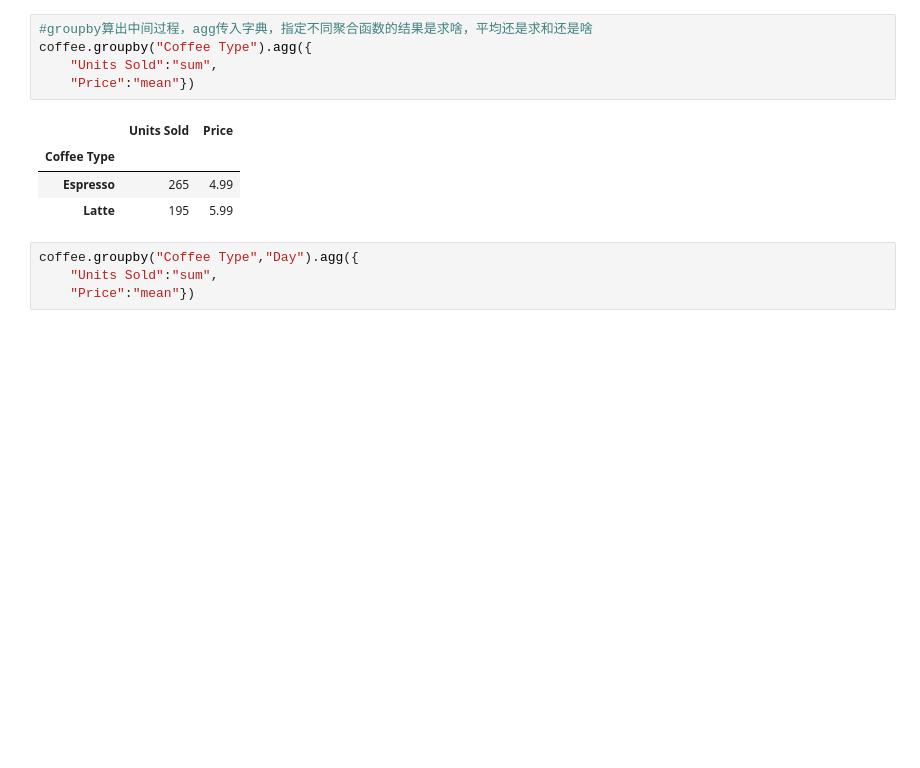
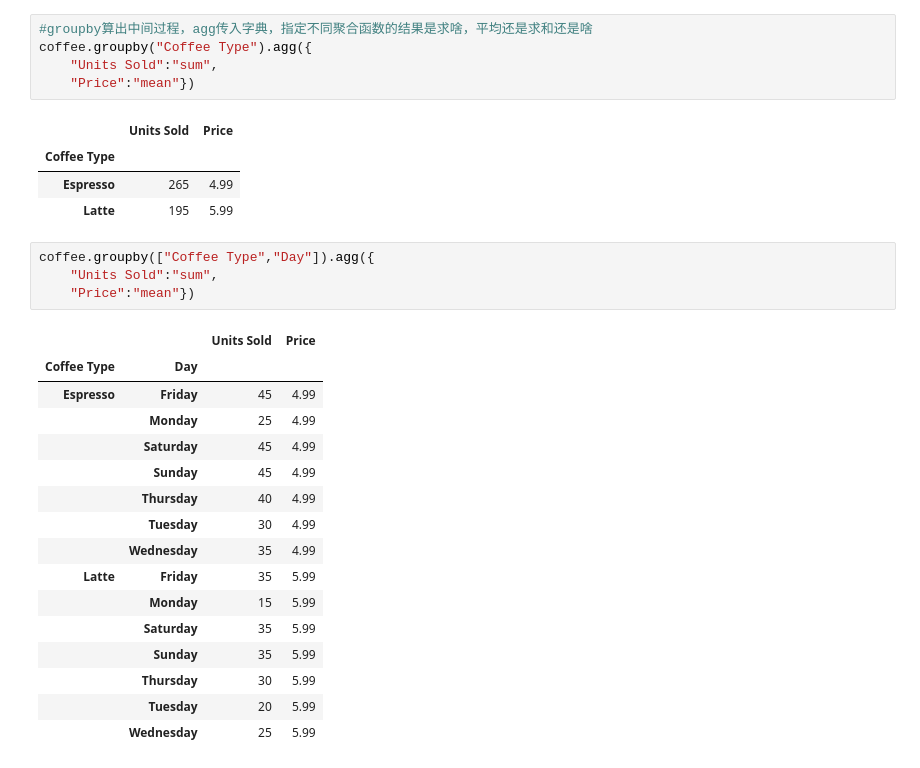
Before and after one commit to nikk909/pandas_jupter_learning, a Jupyter notebook: 7-AggregatingData.ipynb, the cells around one changed output. Drawn from its saved outputs; the diff is of its cells as text; blank space fills up the shorter version.

```diff
--- a/7-AggregatingData.ipynb
+++ b/7-AggregatingData.ipynb
@@ -107,6 +109,23 @@ coffee.groupby("Coffee Type").agg({
 | Espresso | 265 | 4.99 |
 | Latte | 195 | 5.99 |
 # %%
-coffee.groupby("Coffee Type","Day").agg({
+coffee.groupby(["Coffee Type","Day"]).agg({
     "Units Sold":"sum",
     "Price":"mean"})
+# %% [output]
+|  |  | Units Sold | Price |
+| Coffee Type | Day |  |  |
+| Espresso | Friday | 45 | 4.99 |
+|  | Monday | 25 | 4.99 |
+|  | Saturday | 45 | 4.99 |
+|  | Sunday | 45 | 4.99 |
+|  | Thursday | 40 | 4.99 |
+|  | Tuesday | 30 | 4.99 |
+|  | Wednesday | 35 | 4.99 |
+| Latte | Friday | 35 | 5.99 |
+|  | Monday | 15 | 5.99 |
+|  | Saturday | 35 | 5.99 |
+|  | Sunday | 35 | 5.99 |
+|  | Thursday | 30 | 5.99 |
+|  | Tuesday | 20 | 5.99 |
+|  | Wednesday | 25 | 5.99 |
```
Also changed, not shown: parts of 15 cells of this notebook, 3 other files.
